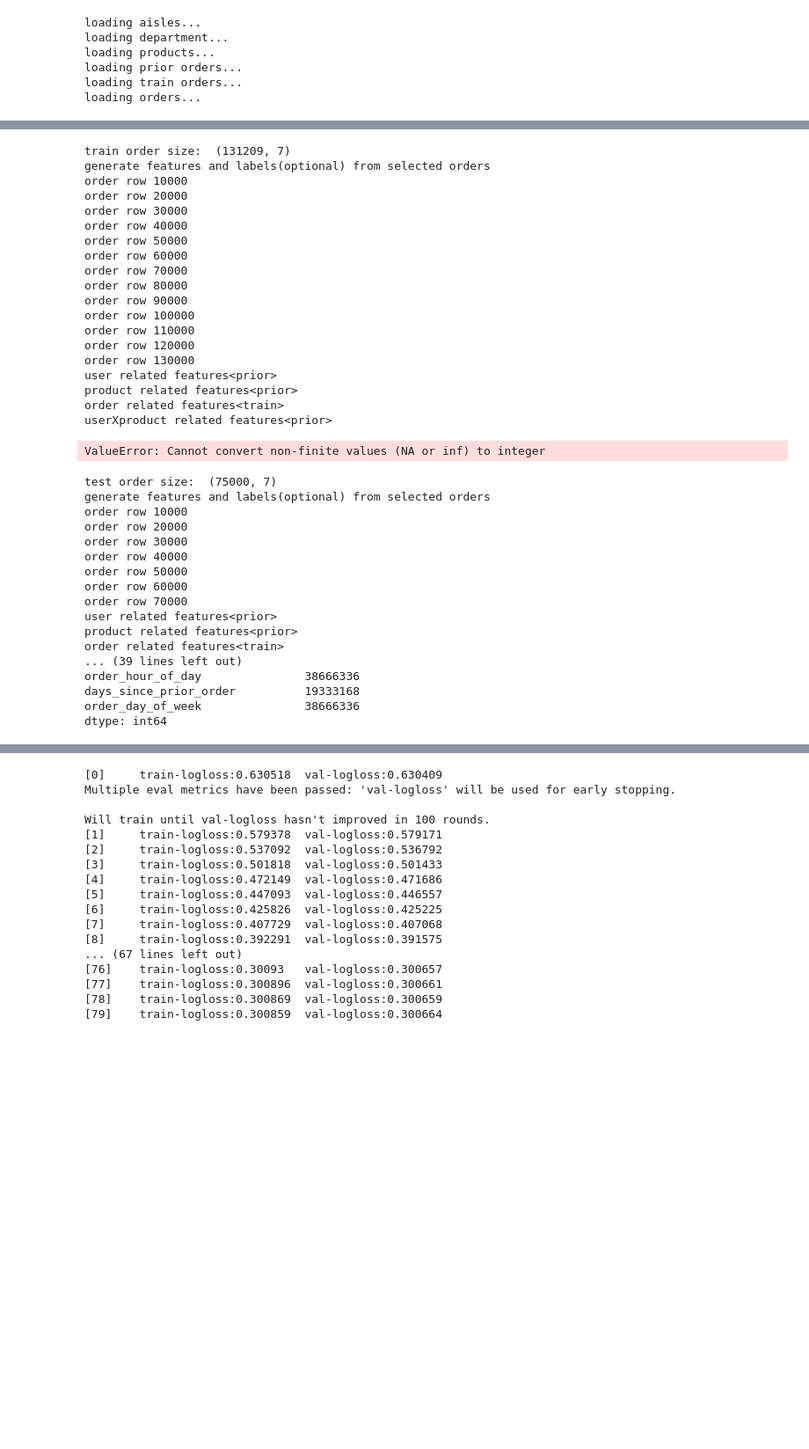
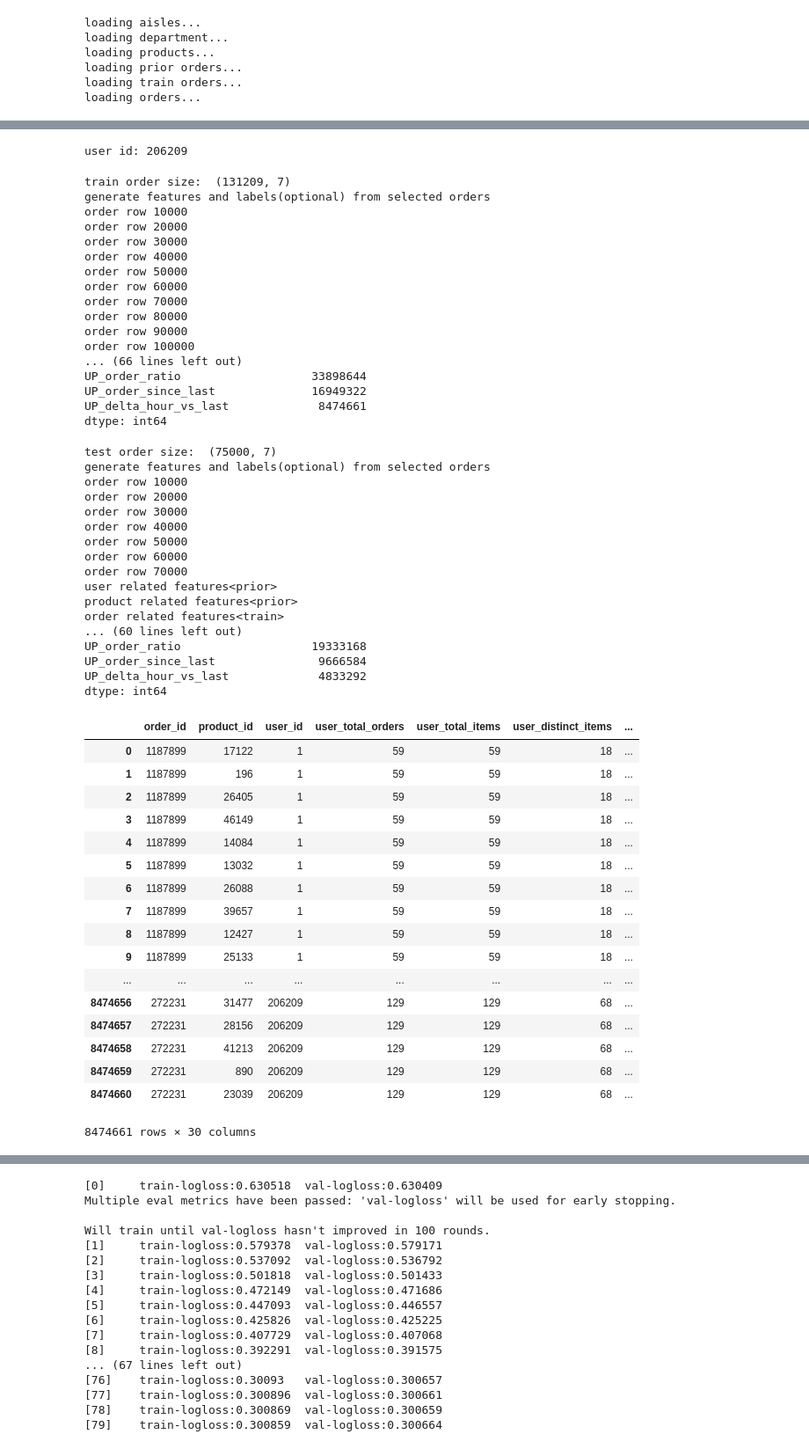
Before and after one commit to yyq263/Instacart_Competition, a Jupyter notebook: Instacart.ipynb, the cells around one changed output, grey strips where cells are left out. Shown at 88% size. Cells and saved outputs as stored; diff of their text form; code cells hidden in the pictures; blank space fills up the shorter version.

```diff
--- a/Instacart.ipynb
+++ b/Instacart.ipynb
@@ -88,13 +88,14 @@ users['average_basket'] = (users.nb_total_items / users.nb_order).astype(np.floa
 users['min_days_of_week'] = prior.groupby(prior.user_id)['order_dow'].apply(min).astype(np.uint8)
 users['max_days_of_week'] = prior.groupby(prior.user_id)['order_dow'].apply(max).astype(np.uint8)
 # users['mid_days_of_week'] = prior.groupby(prior.user_id)['order_dow'].apply(np.median).astype(np.uint8)
-users['min_hour_of_day'] = prior.groupby(prior.user_id)['order_hour_of_day'].apply(min).astype(np.uint8)
-users['max_hour_of_day'] = prior.groupby(prior.user_id)['order_hour_of_day'].apply(max).astype(np.uint8)
+# users['min_hour_of_day'] = prior.groupby(prior.user_id)['order_hour_of_day'].apply(min).astype(np.uint8)
+# users['max_hour_of_day'] = prior.groupby(prior.user_id)['order_hour_of_day'].apply(max).astype(np.uint8)
 # users['mid_hour_of_day'] = prior.groupby(prior.user_id)['order_hour_of_day'].apply(np.median).astype(np.uint8)
 # users['nb_aisles_purchased_from'] = users.all_products.map(find_nb_aisle)
 # users['nb_departments_purchased_from'] = users.all_products.map(find_nb_department)
 # %%
-prior['user_product_index'] = (prior.user_id.astype(np.uint64) * 100000 + prior.product_id).astype(np.uint64)
+prior['user_product_index'] = (prior.user_id.astype(np.uint64) * 100000\
+                               + prior.product_id).astype(np.uint64)
 d = dict()
 for row in prior.itertuples():
     k = row.user_product_index
@@ -144,3 +124,8 @@ display(UserProduct)
+# %%
+user_id_list=users.index.tolist()
+print("user id:", len(user_id_list))
+# %% [output]
+user id: 206209
 # %%
 def gen_features(orders, labels_out=False):
     print('generate features and labels(optional) from selected orders')
@@ -166,7 +151,7 @@ def gen_features(orders, labels_out=False):
     del product_list
 
     print("user related features<prior>")
-    df['user_id'] = df.order_id.map(orders.user_id)
+    df['user_id'] = df.order_id.map(order.user_id)
     df['user_total_orders'] = df.user_id.map(users.nb_order)
     df['user_total_items'] = df.user_id.map(users.nb_total_items)
     df['user_distinct_items'] = df.user_id.map(users.nb_distinct_items)
@@ -177,8 +162,8 @@ def gen_features(orders, labels_out=False):
     df['user_min_days_of_week'] = df.user_id.map(users.min_days_of_week)
     df['user_max_days_of_week'] = df.user_id.map(users.max_days_of_week)
 #     df['user_mid_days_of_week'] = df.user_id.map(users.min_days_of_week)
-    df['user_min_hour_of_day'] = df.user_id.map(users.min_hour_of_day)
-    df['user_max_hour_of_day'] = df.user_id.map(users.max_hour_of_day)
+#     df['user_min_hour_of_day'] = df.user_id.map(users.min_hour_of_day)
+#     df['user_max_hour_of_day'] = df.user_id.map(users.max_hour_of_day)
 #     df['user_mid_hour_of_day'] = df.user_id.map(users.mid_hour_of_day)
 
     print("product related features<prior>")
@@ -192,14 +177,14 @@ def gen_features(orders, labels_out=False):
     df['nb_orders'] = df.product_id.map(products.nb_orders)
 
     print("order related features<train>")
-    df['order_hour_of_day'] = df.order_id.map(orders.order_hour_of_day)
-    df['order_days_since_prior_order'] = df.order_id.map(orders.days_since_prior_order)
-    df['order_day_of_week'] = df.order_id.map(orders.order_dow)
+    df['order_hour_of_day'] = df.order_id.map(order.order_hour_of_day)
+    df['order_days_since_prior_order'] = df.order_id.map(order.days_since_prior_order)
+    df['order_day_of_week'] = df.order_id.map(order.order_dow)
 
     print("userXproduct related features<prior>")
     # 1.nb_orders, 2.sum_add_to_cart_order, 3.nb_reordered, \
     # 4.last_order_id, 5.sum_order_dow, 6.sum_order_hour_of_day
-    df['UP'] = df.product_id*100000+df.user_id
+    df['UP'] = df.product_id+df.user_id.astype(np.uint64)*100000
     df['UP_nb_orders'] = df.UP.map(UserProduct.nb_orders)
     df['UP_avg_add_to_cart_order'] = df.UP.map(UserProduct.sum_add_to_cart_order)\
                                     / df.UP_nb_orders
@@ -212,10 +197,10 @@ def gen_features(orders, labels_out=False):
                                     df.UP_nb_orders).astype(np.float32)
     df['UP_order_ratio'] = (df.UP_nb_orders / df.user_total_orders).astype(np.float32)
     df['UP_order_since_last'] = df.user_total_orders - \
-                                df.UP_last_order_id.map(orders.order_number)
-    #最后一次买该产品和该订单-产品相隔的时间(没有算日期。。。)
+                                df.UP_last_order_id.map(order.order_number)
+    #最后一次买该产品和该订单-相同产品相隔的时间(没有算日期。。。)
     df['UP_delta_hour_vs_last'] = abs(df.order_hour_of_day - df.UP_last_order_id.map(\
-                                      orders.order_hour_of_day)).map(lambda x: min(x, 24-x)).astype(np.int8)
+                                       order.order_hour_of_day)).map(lambda x: min(x, 24-x)).astype(np.int8)
     df.drop(['UP_last_order_id', 'UP'], axis=1, inplace=True)
 
     print(df.dtypes)
@@ -236,14 +221,11 @@ order row 70000
 order row 80000
 order row 90000
 order row 100000
-order row 110000
-order row 120000
-order row 130000
-user related features<prior>
-product related features<prior>
-order related features<train>
-userXproduct related features<prior>
+... (66 lines left out)
+UP_order_ratio                   33898644
+UP_order_since_last              16949322
+UP_delta_hour_vs_last             8474661
+dtype: int64
-ValueError: Cannot convert non-finite values (NA or inf) to integer
 # %%
 print('test order size: ', test_orders.shape)
 df_test, _ = gen_features(test_orders)
@@ -260,8 +242,8 @@ order row 70000
 user related features<prior>
 product related features<prior>
 order related features<train>
-... (39 lines left out)
-order_hour_of_day               38666336
-days_since_prior_order          19333168
-order_day_of_week               38666336
+... (60 lines left out)
+UP_order_ratio                   19333168
+UP_order_since_last               9666584
+UP_delta_hour_vs_last             4833292
 dtype: int64
@@ -267,0 +254,21 @@ dtype: int64
+# %%
+display(df_train)
+# %% [output]
+|  | order_id | product_id | user_id | user_total_orders | user_total_items | user_distinct_items | ... |
+| 0 | 1187899 | 17122 | 1 | 59 | 59 | 18 | ... |
+| 1 | 1187899 | 196 | 1 | 59 | 59 | 18 | ... |
+| 2 | 1187899 | 26405 | 1 | 59 | 59 | 18 | ... |
+| 3 | 1187899 | 46149 | 1 | 59 | 59 | 18 | ... |
+| 4 | 1187899 | 14084 | 1 | 59 | 59 | 18 | ... |
+| 5 | 1187899 | 13032 | 1 | 59 | 59 | 18 | ... |
+| 6 | 1187899 | 26088 | 1 | 59 | 59 | 18 | ... |
+| 7 | 1187899 | 39657 | 1 | 59 | 59 | 18 | ... |
+| 8 | 1187899 | 12427 | 1 | 59 | 59 | 18 | ... |
+| 9 | 1187899 | 25133 | 1 | 59 | 59 | 18 | ... |
+| ... | ... | ... | ... | ... | ... | ... | ... |
+| 8474656 | 272231 | 31477 | 206209 | 129 | 129 | 68 | ... |
+| 8474657 | 272231 | 28156 | 206209 | 129 | 129 | 68 | ... |
+| 8474658 | 272231 | 41213 | 206209 | 129 | 129 | 68 | ... |
+| 8474659 | 272231 | 890 | 206209 | 129 | 129 | 68 | ... |
+| 8474660 | 272231 | 23039 | 206209 | 129 | 129 | 68 | ... |
+8474661 rows × 30 columns
```
Also changed, not shown: parts of 5 cells of this notebook.
